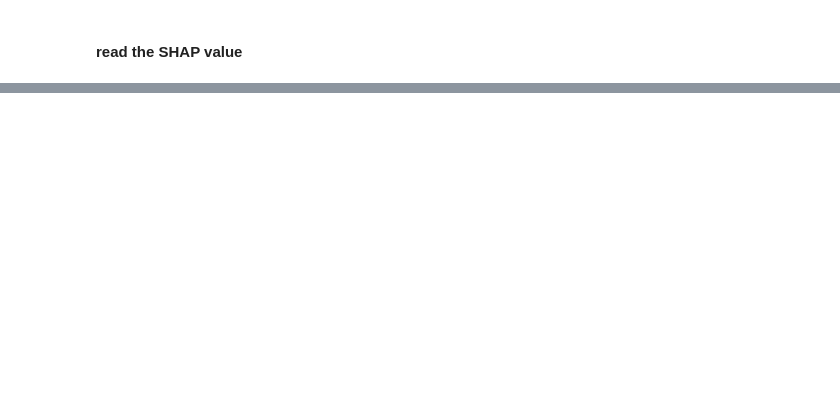
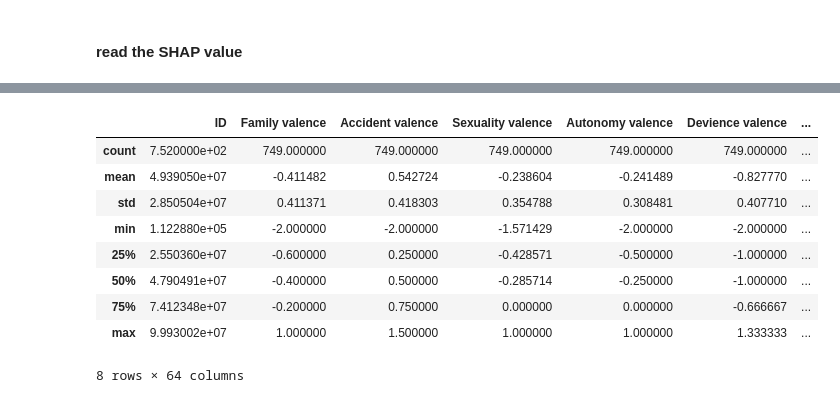
Before and after one commit to jihoonkim2100/imagen_post_hoc_analysis, a Jupyter notebook: post-hoc_preprocessing.ipynb, the cells around one changed output, grey strips where cells are left out. Cells and saved outputs as stored; diff of their text form; code cells hidden in the pictures; blank space fills up the shorter version.

```diff
--- a/post-hoc_preprocessing.ipynb
+++ b/post-hoc_preprocessing.ipynb
@@ -296,0 +596,13 @@ DF_SHAP
+# %%
+SS.describe()
+# %% [output]
+|  | ID | Family valence | Accident valence | Sexuality valence | Autonomy valence | Devience valence | ... |
+| count | 7.520000e+02 | 749.000000 | 749.000000 | 749.000000 | 749.000000 | 749.000000 | ... |
+| mean | 4.939050e+07 | -0.411482 | 0.542724 | -0.238604 | -0.241489 | -0.827770 | ... |
+| std | 2.850504e+07 | 0.411371 | 0.418303 | 0.354788 | 0.308481 | 0.407710 | ... |
+| min | 1.122880e+05 | -2.000000 | -2.000000 | -1.571429 | -2.000000 | -2.000000 | ... |
+| 25% | 2.550360e+07 | -0.600000 | 0.250000 | -0.428571 | -0.500000 | -1.000000 | ... |
+| 50% | 4.790491e+07 | -0.400000 | 0.500000 | -0.285714 | -0.250000 | -1.000000 | ... |
+| 75% | 7.412348e+07 | -0.200000 | 0.750000 | 0.000000 | 0.000000 | -0.666667 | ... |
+| max | 9.993002e+07 | 1.000000 | 1.500000 | 1.000000 | 1.000000 | 1.333333 | ... |
+8 rows × 64 columns
```
Also changed, not shown: parts of 43 cells of this notebook, 5 other files.
